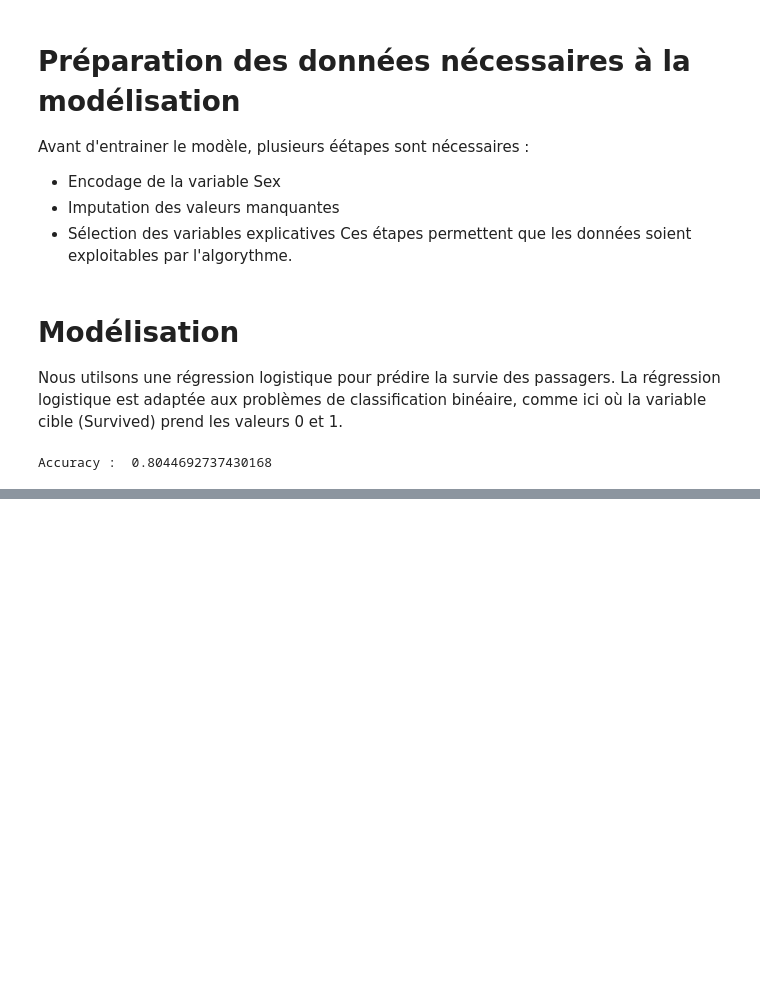
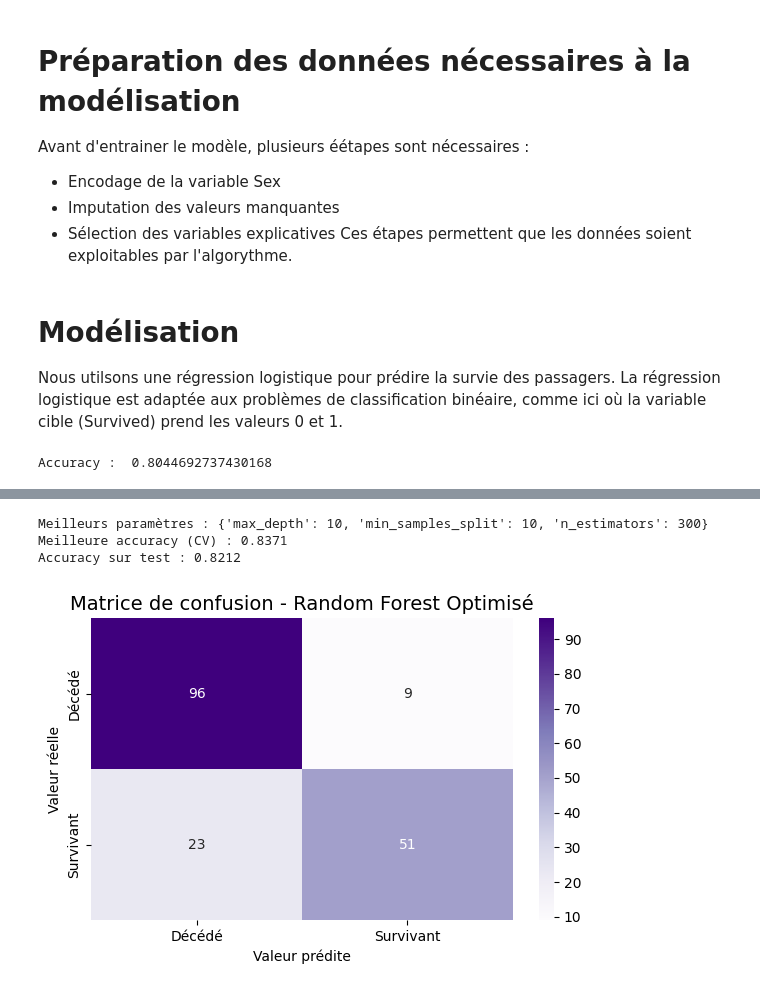
Before and after one commit to Safariyatousani/titanic-survival-prediction, a Jupyter notebook: notebooks/01_eda.ipynb, the cells around one changed output, grey strips where cells are left out. Saved outputs shown, nothing was run; the diff lists cells and outputs as text; code cells hidden in the pictures; blank space fills up the shorter version.

```diff
--- a/notebooks/01_eda.ipynb
+++ b/notebooks/01_eda.ipynb
@@ -158,0 +244,46 @@ Accuracy :  0.8044692737430168
+# %%
+from sklearn.model_selection import GridSearchCV
+
+# Grille des hyperparamètres à tester
+param_grid = {
+    "n_estimators": [100, 200, 300],
+    "max_depth": [3, 5, 10, None],
+    "min_samples_split": [2, 5, 10]
+}
+
+# GridSearchCV
+grid_search = GridSearchCV(
+    RandomForestClassifier(random_state=42),
+    param_grid,
+    cv=5,
+    scoring="accuracy",
+    n_jobs=-1
+)
+
+grid_search.fit(X_train, y_train)
+
+# Meilleurs paramètres
+print("Meilleurs paramètres :", grid_search.best_params_)
+print("Meilleure accuracy (CV) :", round(grid_search.best_score_, 4))
+
+# Évaluation sur le test
+best_model = grid_search.best_estimator_
+y_pred_best = best_model.predict(X_test)
+print("Accuracy sur test :", round(accuracy_score(y_test, y_pred_best), 4))
+# %% [output]
+Meilleurs paramètres : {'max_depth': 10, 'min_samples_split': 10, 'n_estimators': 300}
+Meilleure accuracy (CV) : 0.8371
+Accuracy sur test : 0.8212
+# %%
+cm_best = confusion_matrix(y_test, y_pred_best)
+fig, ax = plt.subplots(figsize=(6, 4))
+sns.heatmap(cm_best, annot=True, fmt="d", cmap="Purples",
+            xticklabels=["Décédé", "Survivant"],
+            yticklabels=["Décédé", "Survivant"])
+plt.title("Matrice de confusion - Random Forest Optimisé", fontsize=14)
+plt.ylabel("Valeur réelle")
+plt.xlabel("Valeur prédite")
+plt.tight_layout()
+plt.show()
+# %% [output]
+[figure, added]
```
Also changed, not shown: parts of 13 cells of this notebook.
